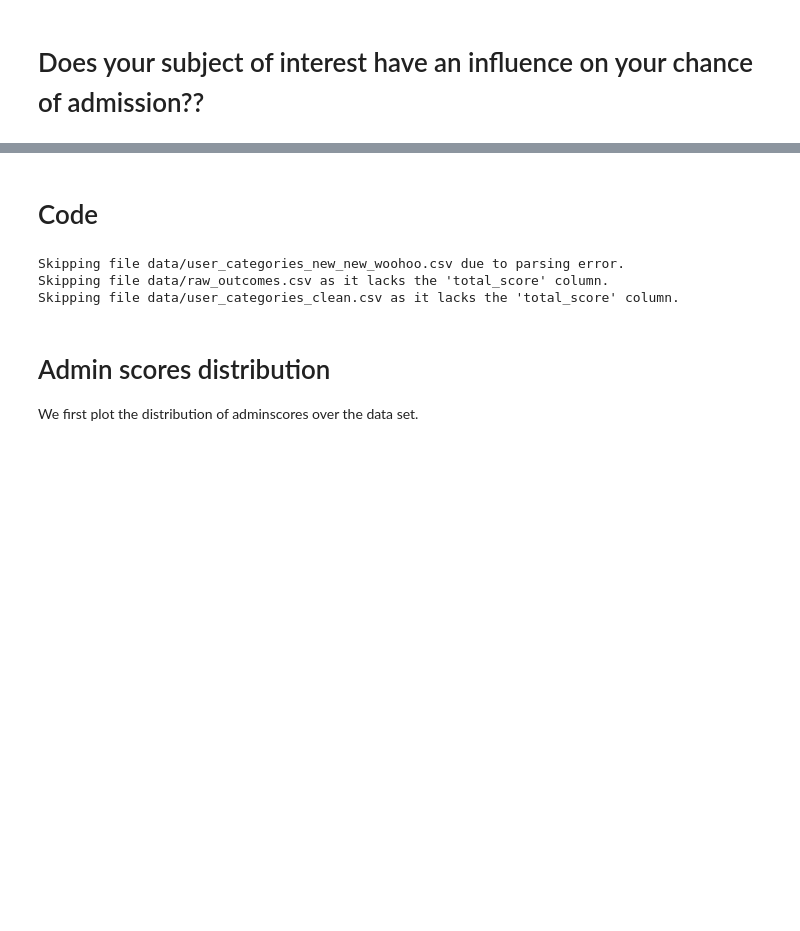
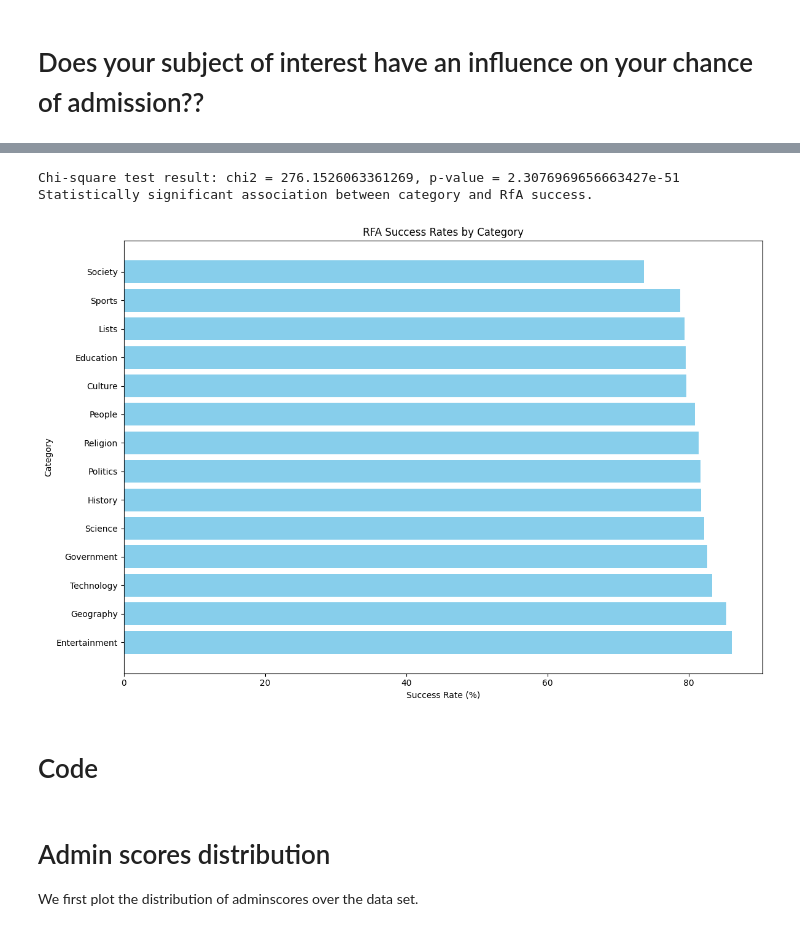
Before and after one commit to epfl-ada/ada-2024-project-supercoolteamname2024, a Jupyter notebook: Result.ipynb, the cells around one changed output, grey strips where cells are left out. Drawn from its saved outputs; the diff is of its cells as text; code cells hidden in the pictures; blank space fills up the shorter version.

```diff
--- a/Result.ipynb
+++ b/Result.ipynb
@@ -520,70 +96,12 @@ Statistically significant association between category and RfA success.
+# %%
+# Call the function with the success_data DataFrame
+analyze_and_plot_success_rates(
+    success_failure_df,
+    title="RFA Success Rates by Category"
+)
+# %% [output]
+Chi-square test result: chi2 = 276.1526063361269, p-value = 2.3076969656663427e-51
+Statistically significant association between category and RfA success.
+[figure, added]
 # %% [markdown]
 # Code
-# %%
-import matplotlib.pyplot as plt
-import pandas as pd
-import glob
-
-# Function to load and concatenate CSV files from a specific directory
-def load_data(file_pattern):
-    all_files = glob.glob(file_pattern)
-    df_list = []
-    for filename in all_files:
-        try:
-            df = pd.read_csv(filename)
-            if 'total_score' not in df.columns:
-                print(f"Skipping file {filename} as it lacks the 'total_score' column.")
-                continue
-            df_list.append(df)
-        except pd.errors.ParserError:
-            print(f"Skipping file {filename} due to parsing error.")
-    if not df_list:
-        raise ValueError("No valid files to load. Check your file pattern or content.")
-    combined_df = pd.concat(df_list, ignore_index=True)
-    return combined_df
-
-# Function to plot frequency by score range
-def plot_score_frequency(data, score_column='total_score', range_size=None):
-    # Ensure the score column is numeric, handling non-numeric values
-    data[score_column] = pd.to_numeric(data[score_column], errors='coerce')
-    data = data.dropna(subset=[score_column])  # Drop rows with NaN scores
-
-    # Calculate dynamic range size if not provided
-    min_score = data[score_column].min()
-    max_score = data[score_column].max()
-    if range_size is None:
-        range_size = (max_score - min_score) // 10  # Default to 10 bins
-        range_size = max(1, int(range_size))  # Ensure a minimum range size of 1
-
-    # Create bins based on the specified range size
-    bins = range(int(min_score), int(max_score) + range_size, range_size)
-    data = data.copy()
-    data['Score Range'] = pd.cut(data[score_column], bins=bins)
-    frequency = data['Score Range'].value_counts().sort_index()
-
-    # Plotting
-    plt.figure(figsize=(12, 6))
-    bars = plt.bar(frequency.index.astype(str), frequency.values, color='skyblue', edgecolor='black')
-
-    # Add annotations on top of the bars
-    for bar in bars:
-        plt.text(bar.get_x() + bar.get_width() / 2, bar.get_height(), str(bar.get_height()),
-                 ha='center', va='bottom', fontsize=9)
-
-    plt.xlabel('Score Range', fontsize=12)
-    plt.ylabel('Frequency', fontsize=12)
-    plt.title(f'Frequency of Scores by {range_size}-point Ranges', fontsize=14)
-
-    # Limit the number of x-axis ticks
-    x_ticks = range(0, len(frequency), max(1, len(frequency) // 10))  # Show ~10 ticks
-    plt.xticks(ticks=x_ticks, labels=[str(frequency.index[i]) for i in x_ticks], rotation=45, ha='right')
-
-    plt.tight_layout()
-    plt.show()
-
-# Example usage
-data = load_data('data/*.csv')
-# %% [output]
-Skipping file data/user_categories_new_new_woohoo.csv due to parsing error.
-Skipping file data/raw_outcomes.csv as it lacks the 'total_score' column.
-Skipping file data/user_categories_clean.csv as it lacks the 'total_score' column.
```
Also changed, not shown: parts of 16 cells of this notebook, 1 other file.
